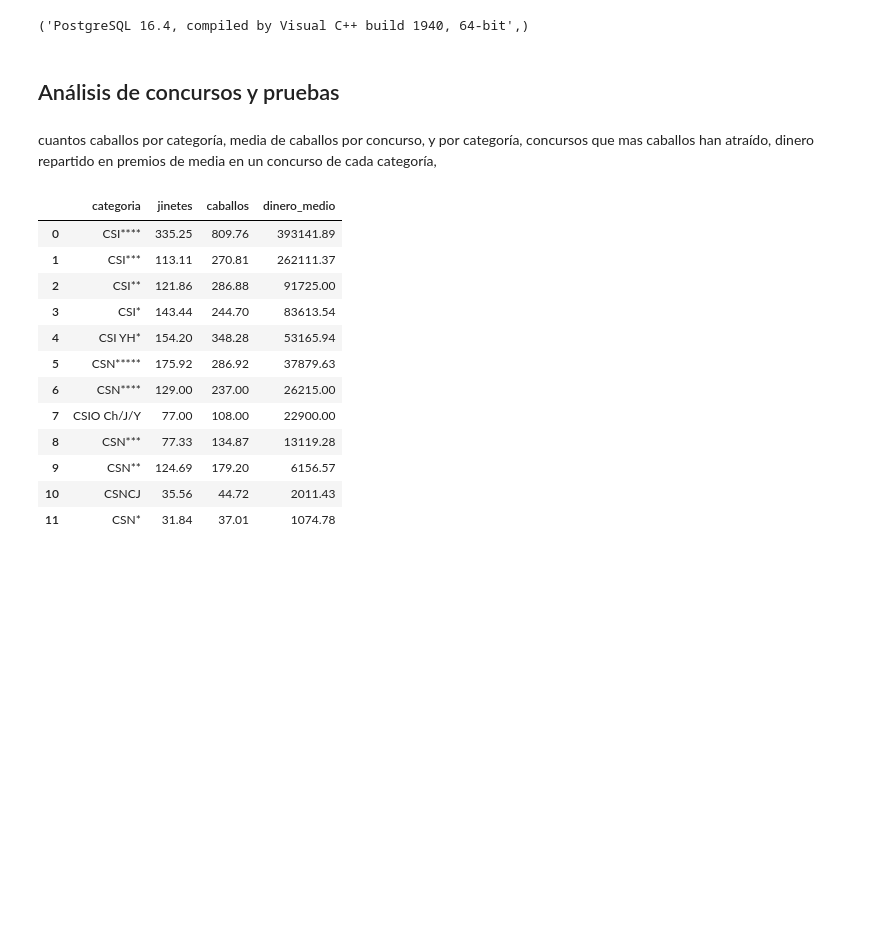
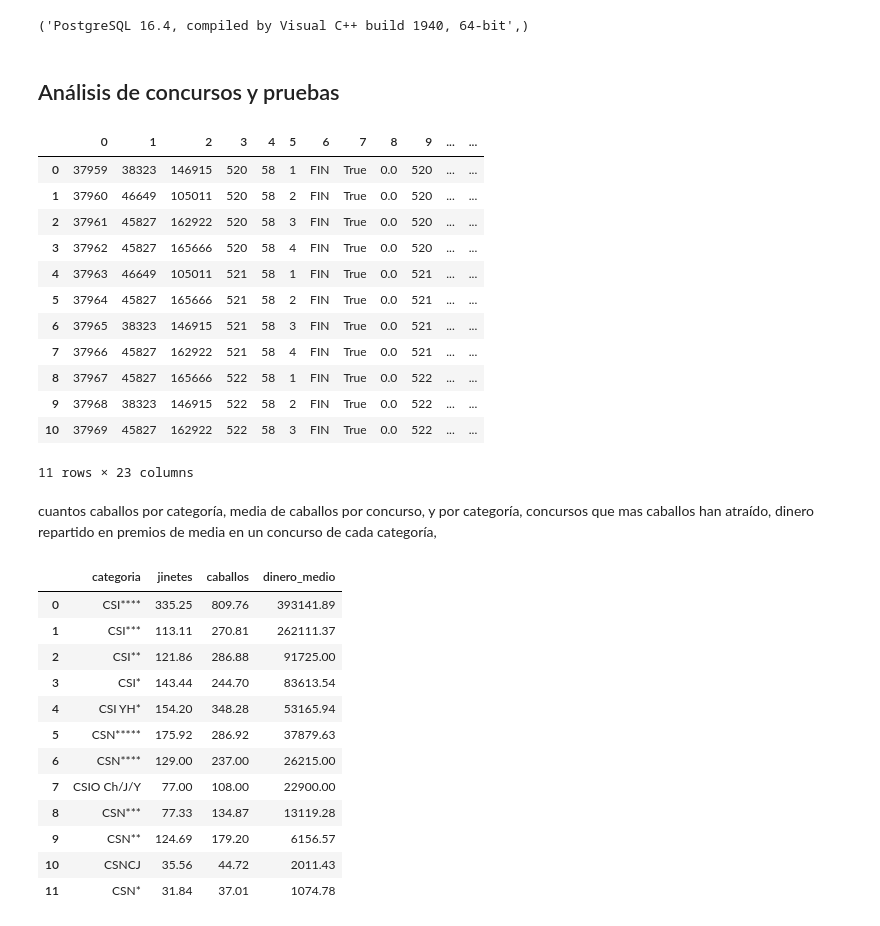
Before and after one commit to Gabijc/Proyecto_final_hipica, a Jupyter notebook: Notebooks/EDA.ipynb, the cells around one changed output. Drawn from its saved outputs; the diff is of its cells as text; code cells hidden in the pictures; blank space fills up the shorter version.

```diff
--- a/Notebooks/EDA.ipynb
+++ b/Notebooks/EDA.ipynb
@@ -40,48 +40,31 @@ def ejecutor_querys(cur, query):
 # %%
 conn.rollback()
 # %%
-prueba_norma = {
-    '(238.2.1)': 'Baremo A con cronómetro',
-    '(238.2.2)': 'Baremo A con cronómetro y desempate',
-    '(274.1.5.3)': 'Dos fases, ambas con cronómetro',
-    '(274.2)': 'Dos fases especial',
-    '(238.1.1)': 'Baremo A sin cronómetro',
-    '(274.1.5.2)': 'Dos fases, primera sin cronómetro, segunda con cronómetro',
-    '(269.3.2)': 'Prueba de potencia',
-    '(263)': 'Baremo C',
-    '(273.3.4)': 'Prueba con dos mangas y desempate',
-    '(239)': 'Baremo A juzgado como Baremo C',
-    '(264)': 'Prueba de caza',
-    '(273.3.3.1)': 'Prueba con dos mangas sin desempate',
-    '(276.2)': 'Prueba con puntuación progresiva',
-    '(238.1.2)': 'Baremo A sin cronómetro con desempate'
-}
-query_pruebas = """
+def concursos_seleccionado(concurso):
+    query = f"""
+                SELECT *
+                FROM resultados r
+                        JOIN pruebas p ON r.id_prueba = p.id_prueba
+                        JOIN concursos c ON r.id_concurso = c.id_concurso
+                WHERE c.nombre_concurso = '{concurso}';
+        """
+    return ejecutor_querys(cur, query)
 
-        SELECT
-                DISTINCT SUBSTRING(
-                         nombre_prueba
-                         FROM POSITION('(2' IN nombre_prueba)
-                         ) as tipo_prueba,
-                COUNT(id_prueba)
-        FROM pruebas p
-        GROUP BY tipo_prueba
-        ORDER BY 2 DESC;
-
-"""
-tipos_pruebas = pd.DataFrame(ejecutor_querys(cur, query_pruebas))
-tipos_pruebas["prueba"] = tipos_pruebas[0].apply(lambda x: prueba_norma.get(x) + ' ' + x)
-tipos_pruebas
-
-fig = px.bar(tipos_pruebas, x = "prueba", y = 1, title = "Pruebas")
-fig.update_layout(
-    width=800,
-    height=400,
-    title_font=dict(size = 15, weight='bold'),
-    title_x=0.5,
-    xaxis_title=dict(text='Tipo_prueba', font=dict(size = 12, weight='bold')),
-    yaxis_title=dict(text='Nº veces', font=dict(size = 12, weight='bold')))
-fig.show()
+pd.DataFrame(concursos_seleccionado('CSN* C.H NUEVA ATALAYA'))
+# %% [output]
+|  | 0 | 1 | 2 | 3 | 4 | 5 | 6 | 7 | 8 | 9 | ... | ... |
+| 0 | 37959 | 38323 | 146915 | 520 | 58 | 1 | FIN | True | 0.0 | 520 | ... | ... |
+| 1 | 37960 | 46649 | 105011 | 520 | 58 | 2 | FIN | True | 0.0 | 520 | ... | ... |
+| 2 | 37961 | 45827 | 162922 | 520 | 58 | 3 | FIN | True | 0.0 | 520 | ... | ... |
+| 3 | 37962 | 45827 | 165666 | 520 | 58 | 4 | FIN | True | 0.0 | 520 | ... | ... |
+| 4 | 37963 | 46649 | 105011 | 521 | 58 | 1 | FIN | True | 0.0 | 521 | ... | ... |
+| 5 | 37964 | 45827 | 165666 | 521 | 58 | 2 | FIN | True | 0.0 | 521 | ... | ... |
+| 6 | 37965 | 38323 | 146915 | 521 | 58 | 3 | FIN | True | 0.0 | 521 | ... | ... |
+| 7 | 37966 | 45827 | 162922 | 521 | 58 | 4 | FIN | True | 0.0 | 521 | ... | ... |
+| 8 | 37967 | 45827 | 165666 | 522 | 58 | 1 | FIN | True | 0.0 | 522 | ... | ... |
+| 9 | 37968 | 38323 | 146915 | 522 | 58 | 2 | FIN | True | 0.0 | 522 | ... | ... |
+| 10 | 37969 | 45827 | 162922 | 522 | 58 | 3 | FIN | True | 0.0 | 522 | ... | ... |
+11 rows × 23 columns
 # %%
 query_concursos_completos = """
         SELECT *
```
Also changed, not shown: 1 other file.
